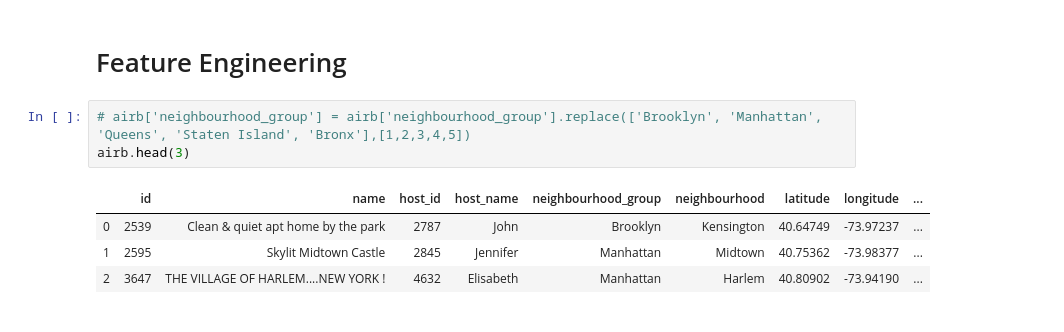
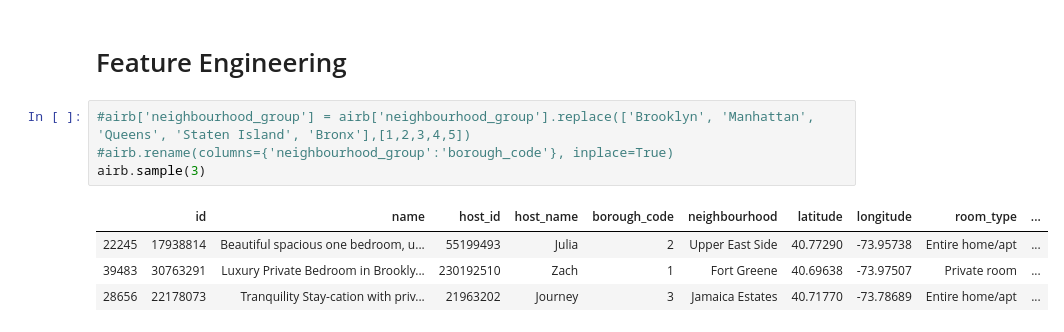
Before and after one commit to kjclarkson624/AirBAnalysis, a Jupyter notebook: AirBPriceAnalysis.ipynb, the cells around one changed output. Drawn from its saved outputs; the diff is of its cells as text.

```diff
--- a/AirBPriceAnalysis.ipynb
+++ b/AirBPriceAnalysis.ipynb
@@ -542,10 +542,11 @@ airb
 # %% [markdown]
 # Feature Engineering
 # %%
-# airb['neighbourhood_group'] = airb['neighbourhood_group'].replace(['Brooklyn', 'Manhattan', 'Queens', 'Staten Island', 'Bronx'],[1,2,3,4,5])
-airb.head(3)
+#airb['neighbourhood_group'] = airb['neighbourhood_group'].replace(['Brooklyn', 'Manhattan', 'Queens', 'Staten Island', 'Bronx'],[1,2,3,4,5])
+#airb.rename(columns={'neighbourhood_group':'borough_code'}, inplace=True)
+airb.sample(3)
 # %% [output]
-|  | id | name | host_id | host_name | neighbourhood_group | neighbourhood | latitude | longitude | ... |
-| 0 | 2539 | Clean & quiet apt home by the park | 2787 | John | Brooklyn | Kensington | 40.64749 | -73.97237 | ... |
-| 1 | 2595 | Skylit Midtown Castle | 2845 | Jennifer | Manhattan | Midtown | 40.75362 | -73.98377 | ... |
-| 2 | 3647 | THE VILLAGE OF HARLEM....NEW YORK ! | 4632 | Elisabeth | Manhattan | Harlem | 40.80902 | -73.94190 | ... |
+|  | id | name | host_id | host_name | borough_code | neighbourhood | latitude | longitude | room_type | ... |
+| 22245 | 17938814 | Beautiful spacious one bedroom, u... | 55199493 | Julia | 2 | Upper East Side | 40.77290 | -73.95738 | Entire home/apt | ... |
+| 39483 | 30763291 | Luxury Private Bedroom in Brookly... | 230192510 | Zach | 1 | Fort Greene | 40.69638 | -73.97507 | Private room | ... |
+| 28656 | 22178073 | Tranquility Stay-cation with priv... | 21963202 | Journey | 3 | Jamaica Estates | 40.71770 | -73.78689 | Entire home/apt | ... |
```
Also changed, not shown: parts of 4 cells of this notebook.
